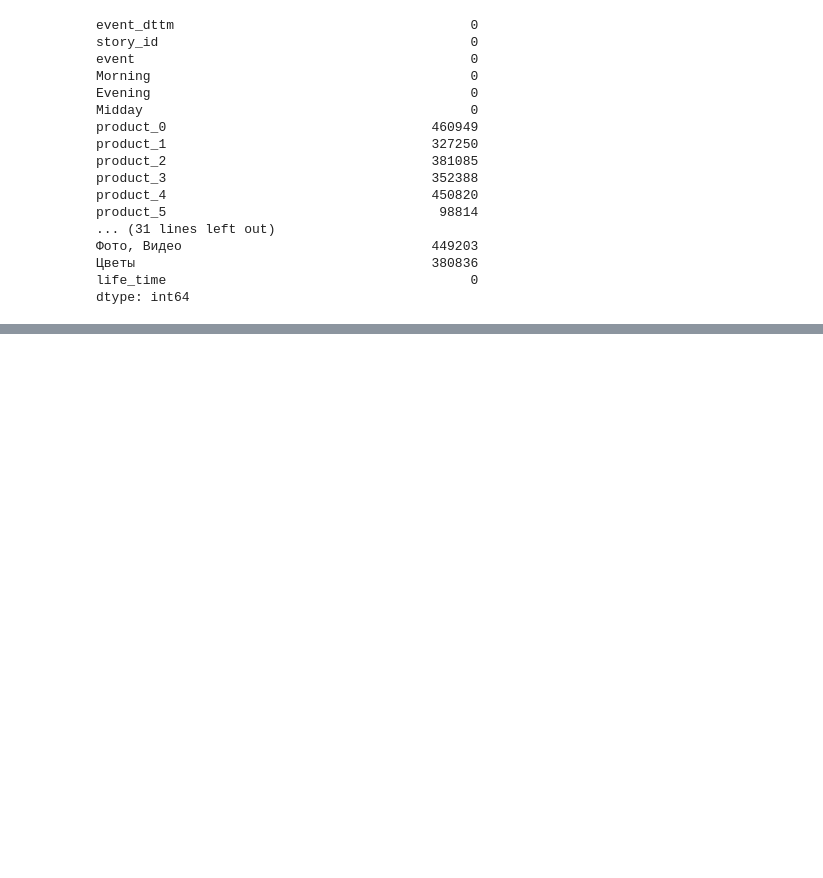
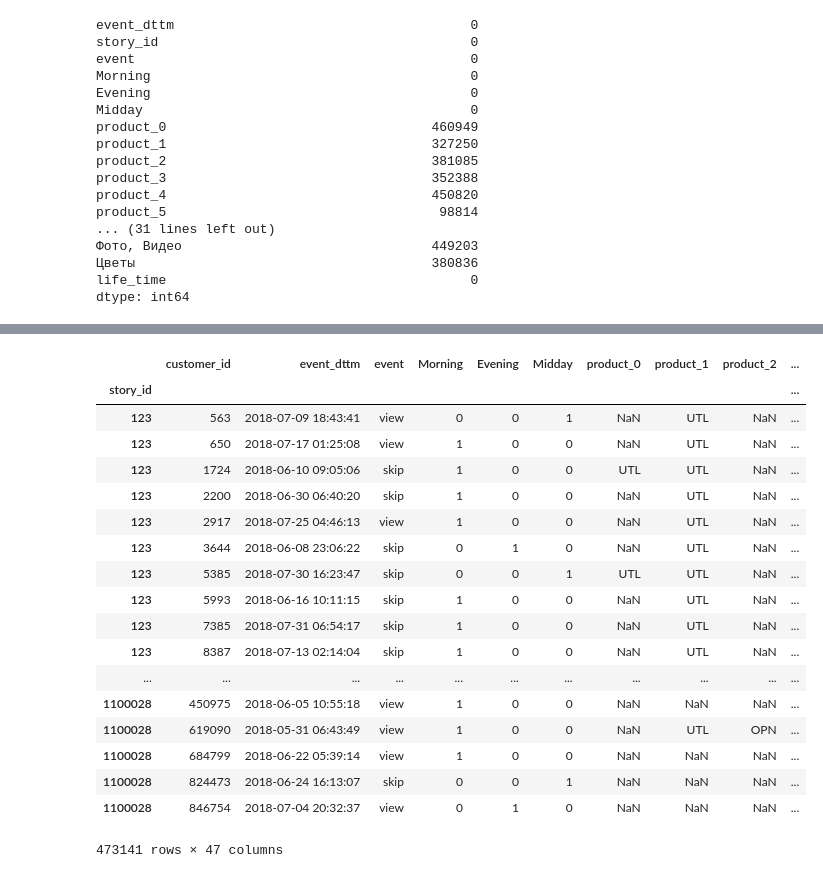
Before and after one commit to karmazyak/Tinkoff_McKinsey, a Jupyter notebook: Preprocessing.ipynb, the cells around one changed output, grey strips where cells are left out. Saved outputs shown, nothing was run; the diff lists cells and outputs as text; code cells hidden in the pictures; blank space fills up the shorter version.

```diff
--- a/Preprocessing.ipynb
+++ b/Preprocessing.ipynb
@@ -330,0 +467,6 @@ best = fmin(fn = objective, space = space, algo = tpe.suggest,
+# %%
+reaction[list(all_transactions.columns)] = reaction[list(all_transactions.columns)].fillna(0)
+reaction_te[list(all_transactions.columns)] = reaction_te[list(all_transactions.columns)].fillna(0)
+# %%
+reaction['sum'] = reaction[list(all_transactions.columns)].sum(axis=1)
+reaction_te['sum'] = reaction_te[list(all_transactions.columns)].sum(axis=1)
@@ -330,0 +484,7 @@ best = fmin(fn = objective, space = space, algo = tpe.suggest,
+# %%
+k = list(all_transactions.columns[1:])
+for i in range(len(k)):
+    reaction['importance'] += reaction[k[i]] * reaction[l_t[i][0]]
+    reaction_te['importance'] += reaction_te[k[i]] * reaction_te[l_t[i][0]]
+reaction['importance'] /= reaction['sum']
+reaction_te['importance'] /= reaction_te['sum']
@@ -330,0 +511,29 @@ best = fmin(fn = objective, space = space, algo = tpe.suggest,
+# %%
+m = ['автоуслуги', 'аптеки', 'аренда', 'дом', 'другое', 'жд', 'животные',
+       'искусство', 'кино', 'книги', 'красота', 'музыка', 'одежда',
+       'развлечения', 'рестораны', 'спорттовары', 'сувениры', 'супермаркеты',
+       'топливо', 'транспорт', 'фаст', 'фото', 'цветы']
+reaction.drop(m + ['sum'], inplace=True, axis=1)
+reaction_te.drop(m + ['sum'], inplace=True, axis=1)
+# %%
+reaction
+# %% [output]
+|  | customer_id | event_dttm | event | Morning | Evening | Midday | product_0 | product_1 | product_2 | ... |
+| story_id |  |  |  |  |  |  |  |  |  | ... |
+| 123 | 563 | 2018-07-09 18:43:41 | view | 0 | 0 | 1 | NaN | UTL | NaN | ... |
+| 123 | 650 | 2018-07-17 01:25:08 | view | 1 | 0 | 0 | NaN | UTL | NaN | ... |
+| 123 | 1724 | 2018-06-10 09:05:06 | skip | 1 | 0 | 0 | UTL | UTL | NaN | ... |
+| 123 | 2200 | 2018-06-30 06:40:20 | skip | 1 | 0 | 0 | NaN | UTL | NaN | ... |
+| 123 | 2917 | 2018-07-25 04:46:13 | view | 1 | 0 | 0 | NaN | UTL | NaN | ... |
+| 123 | 3644 | 2018-06-08 23:06:22 | skip | 0 | 1 | 0 | NaN | UTL | NaN | ... |
+| 123 | 5385 | 2018-07-30 16:23:47 | skip | 0 | 0 | 1 | UTL | UTL | NaN | ... |
+| 123 | 5993 | 2018-06-16 10:11:15 | skip | 1 | 0 | 0 | NaN | UTL | NaN | ... |
+| 123 | 7385 | 2018-07-31 06:54:17 | skip | 1 | 0 | 0 | NaN | UTL | NaN | ... |
+| 123 | 8387 | 2018-07-13 02:14:04 | skip | 1 | 0 | 0 | NaN | UTL | NaN | ... |
+| ... | ... | ... | ... | ... | ... | ... | ... | ... | ... | ... |
+| 1100028 | 450975 | 2018-06-05 10:55:18 | view | 1 | 0 | 0 | NaN | NaN | NaN | ... |
+| 1100028 | 619090 | 2018-05-31 06:43:49 | view | 1 | 0 | 0 | NaN | UTL | OPN | ... |
+| 1100028 | 684799 | 2018-06-22 05:39:14 | view | 1 | 0 | 0 | NaN | NaN | NaN | ... |
+| 1100028 | 824473 | 2018-06-24 16:13:07 | skip | 0 | 0 | 1 | NaN | NaN | NaN | ... |
+| 1100028 | 846754 | 2018-07-04 20:32:37 | view | 0 | 1 | 0 | NaN | NaN | NaN | ... |
+473141 rows × 47 columns
```
Also changed, not shown: parts of 54 cells of this notebook, 16 other files.
